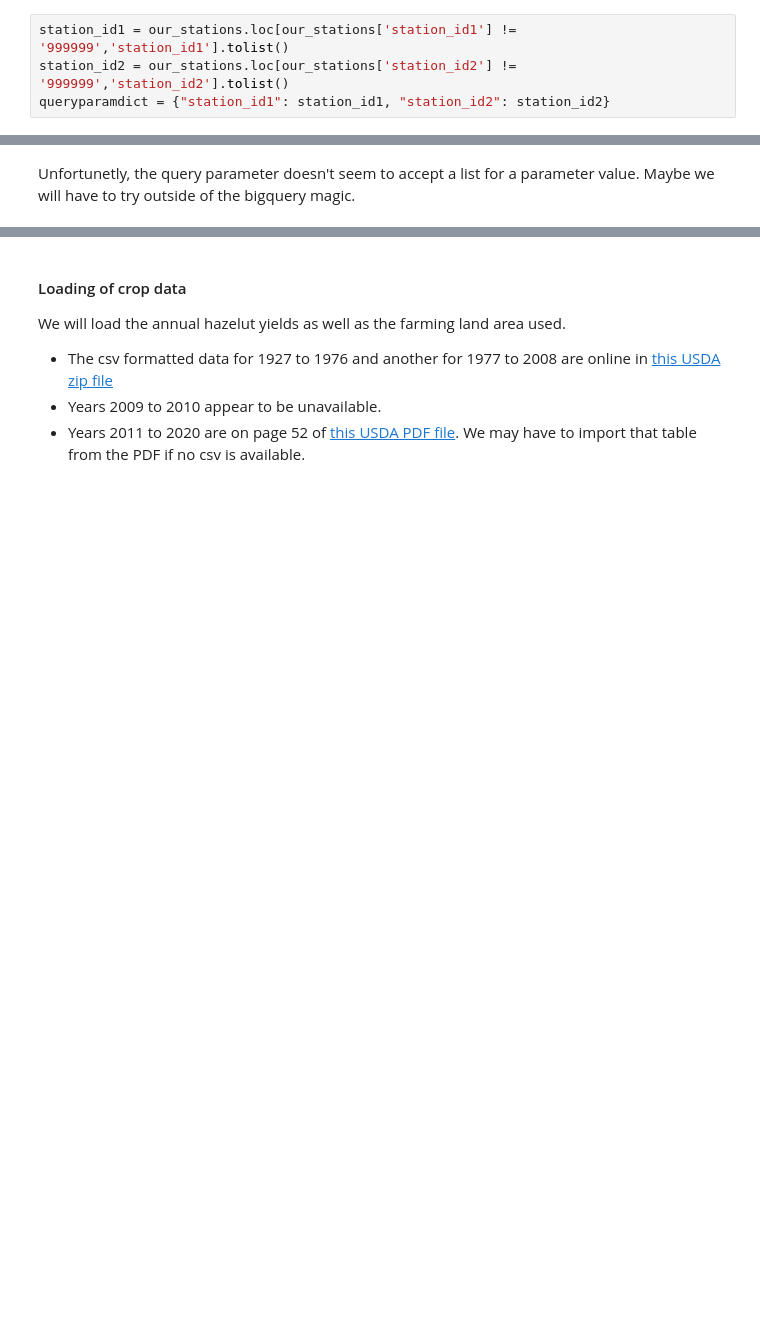
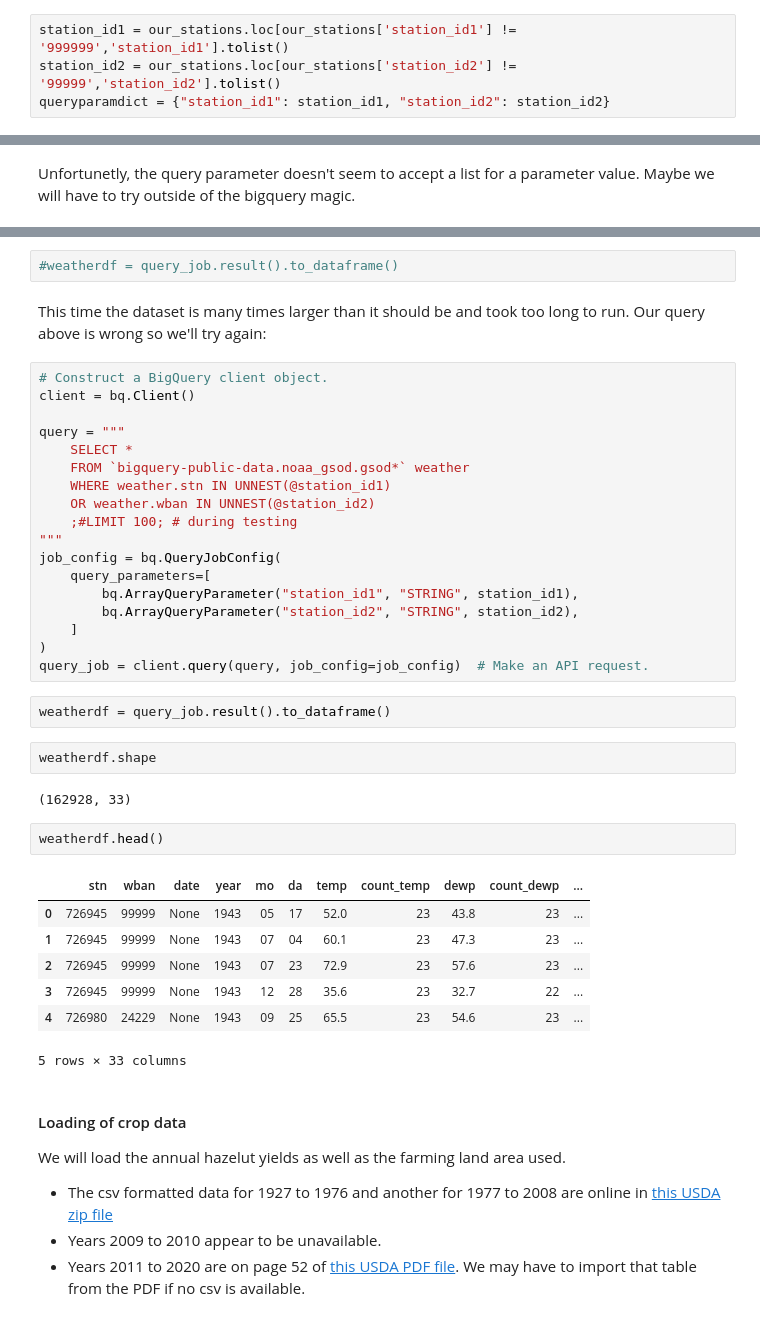
Before and after one commit to sbBEM/cap2, a Jupyter notebook: notebooks/cap2_NB01.ipynb, the cells around one changed output, grey strips where cells are left out. Cells and saved outputs as stored; diff of their text form; blank space fills up the shorter version.

Commit message:
finish sourcing data

```diff
--- a/notebooks/cap2_NB01.ipynb
+++ b/notebooks/cap2_NB01.ipynb
@@ -459,7 +457,7 @@ weatherdf
 | 0 | 1234 | 5678 |
 # %%
 station_id1 = our_stations.loc[our_stations['station_id1'] != '999999','station_id1'].tolist()
-station_id2 = our_stations.loc[our_stations['station_id2'] != '999999','station_id2'].tolist()
+station_id2 = our_stations.loc[our_stations['station_id2'] != '99999','station_id2'].tolist()
 queryparamdict = {"station_id1": station_id1, "station_id2": station_id2}
 # %%
 %%bigquery weatherdf  --params $queryparamdict
@@ -508,3 +497,42 @@ BadRequest: 400 Name stn not found inside b at [7:13]
+# %%
+#weatherdf = query_job.result().to_dataframe()
+# %% [markdown]
+This time the dataset is many times larger than it should be and took too long to run.
+Our query above is wrong so we'll try again:
+# %%
+# Construct a BigQuery client object.
+client = bq.Client()
+
+query = """
+    SELECT *
+    FROM `bigquery-public-data.noaa_gsod.gsod*` weather
+    WHERE weather.stn IN UNNEST(@station_id1)
+    OR weather.wban IN UNNEST(@station_id2)
+    ;#LIMIT 100; # during testing
+"""
+job_config = bq.QueryJobConfig(
+    query_parameters=[
+        bq.ArrayQueryParameter("station_id1", "STRING", station_id1),
+        bq.ArrayQueryParameter("station_id2", "STRING", station_id2),
+    ]
+)
+query_job = client.query(query, job_config=job_config)  # Make an API request.
+# %%
+weatherdf = query_job.result().to_dataframe()
+# %%
+weatherdf.shape
+# %% [output]
+(162928, 33)
+# %%
+weatherdf.head()
+# %% [output]
+|  | stn | wban | date | year | mo | da | temp | count_temp | dewp | count_dewp | ... |
+| 0 | 726945 | 99999 | None | 1943 | 05 | 17 | 52.0 | 23 | 43.8 | 23 | ... |
+| 1 | 726945 | 99999 | None | 1943 | 07 | 04 | 60.1 | 23 | 47.3 | 23 | ... |
+| 2 | 726945 | 99999 | None | 1943 | 07 | 23 | 72.9 | 23 | 57.6 | 23 | ... |
+| 3 | 726945 | 99999 | None | 1943 | 12 | 28 | 35.6 | 23 | 32.7 | 22 | ... |
+| 4 | 726980 | 24229 | None | 1943 | 09 | 25 | 65.5 | 23 | 54.6 | 23 | ... |
+5 rows × 33 columns
 # %% [markdown]
 #### Loading of crop data <a name="Loadingofcropdata"></a>
 We will load the annual hazelut yields as well as the farming land area used.
```
Also changed, not shown: parts of 16 cells of this notebook, 1 other file.
